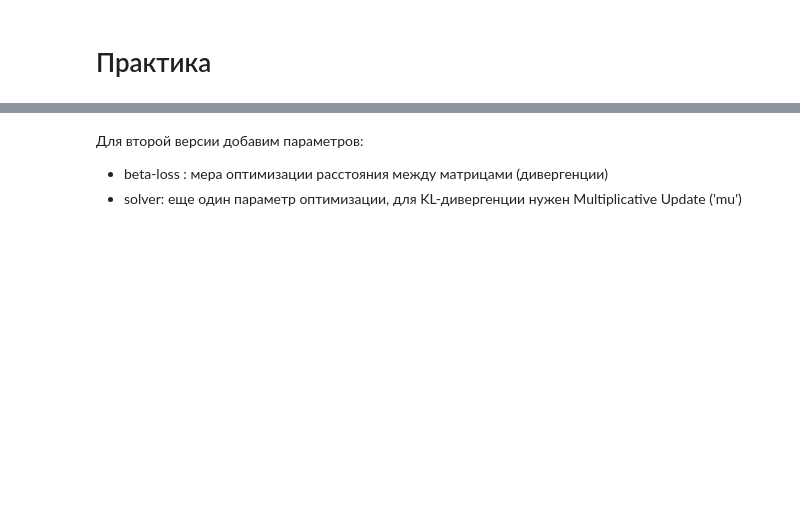
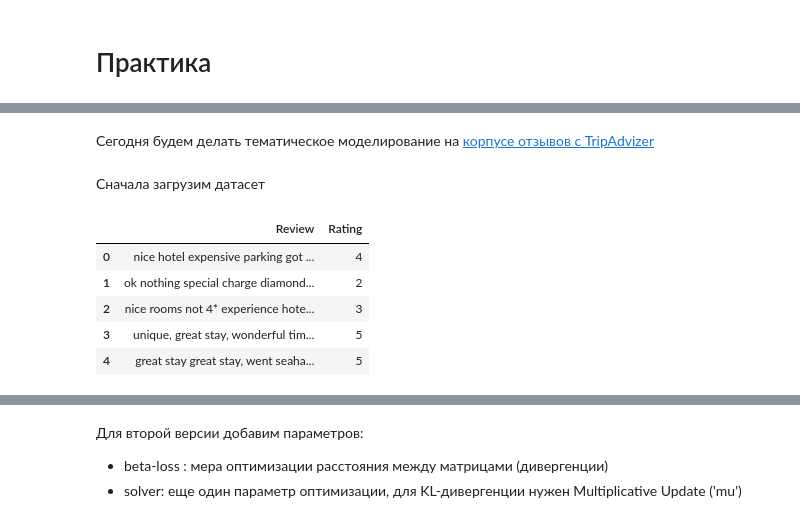
Before and after one commit to nstsj/ML_for_NLP, a Jupyter notebook: 6_dimred/dimred_for_texts(LDA+LSA).ipynb, the cells around one changed output, grey strips where cells are left out. Drawn from its saved outputs; the diff is of its cells as text; code cells hidden in the pictures; blank space fills up the shorter version.

```diff
--- a/6_dimred/dimred_for_texts(LDA+LSA).ipynb
+++ b/6_dimred/dimred_for_texts(LDA+LSA).ipynb
@@ -294,0 +39,2 @@ lsa_topic_matrix = lsa_model.fit_transform(tf)
+# %% [markdown]
+Сегодня будем делать тематическое моделирование на [корпусе отзывов с TripAdvizer](https://www.kaggle.com/datasets/andrewmvd/trip-advisor-hotel-reviews)
@@ -294,0 +64,12 @@ lsa_topic_matrix = lsa_model.fit_transform(tf)
+# %% [markdown]
+Сначала загрузим датасет
+# %%
+data = pd.read_csv("tripadvisor_hotel_reviews.csv")
+data.head()
+# %% [output]
+|  | Review | Rating |
+| 0 | nice hotel expensive parking got ... | 4 |
+| 1 | ok nothing special charge diamond... | 2 |
+| 2 | nice rooms not 4* experience hote... | 3 |
+| 3 | unique, great stay, wonderful tim... | 5 |
+| 4 | great stay great stay, went seaha... | 5 |
```
Also changed, not shown: parts of 71 cells of this notebook, 7 other files.
